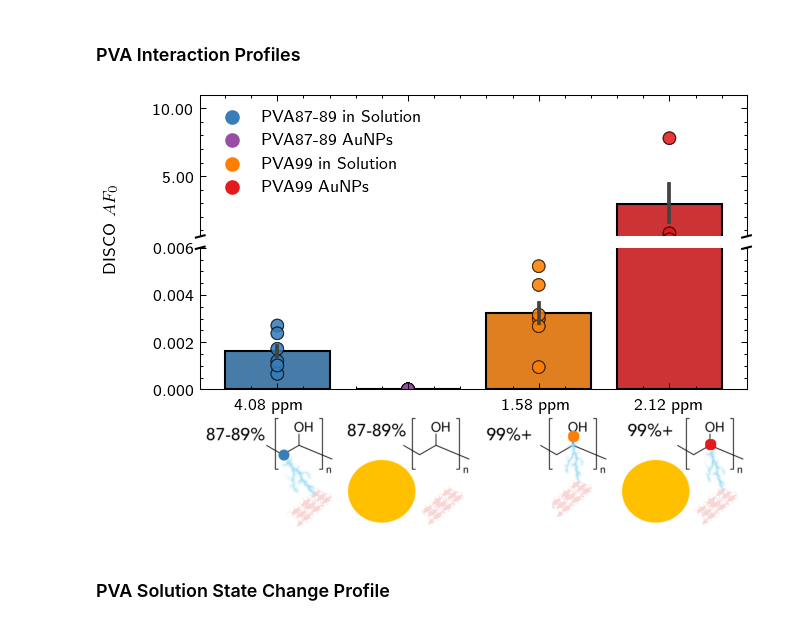
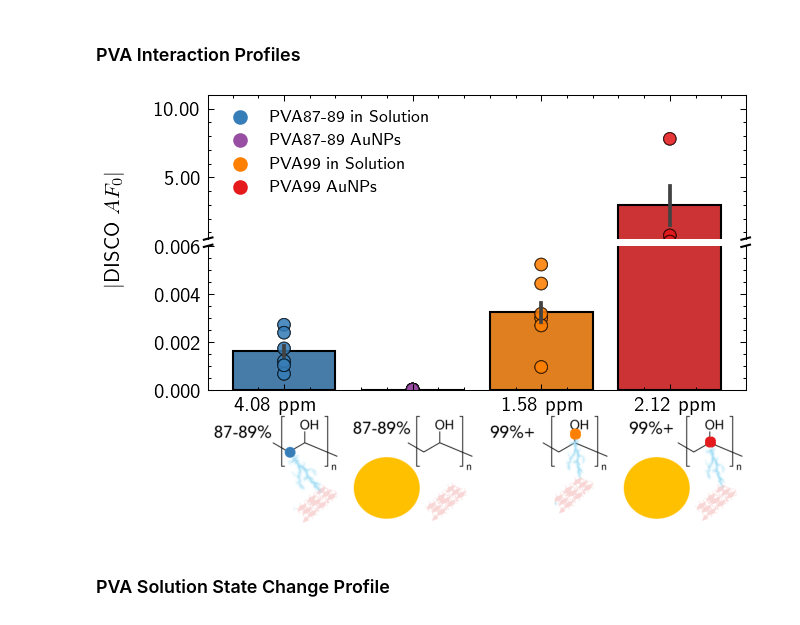
Before and after one commit to Frank-Gu-Lab/disco-np-paper, a Jupyter notebook: notebooks/polymer_profiles.ipynb, the cells around one changed output. Cells and saved outputs as stored; diff of their text form; code cells hidden in the pictures.

Commit message:
increase font sizes - np change fig still broken

```diff
--- a/notebooks/polymer_profiles.ipynb
+++ b/notebooks/polymer_profiles.ipynb
@@ -31,7 +26,7 @@ from matplotlib.ticker import FormatStrFormatter # set decimal places
 plt.style.use(['science', 'discolib'])
 plt.rc('text', usetex=True)
 plt.rcParams.update({'font.family': 'sans-serif'})
-plt.rcParams.update({'font.size': 6})
+plt.rcParams.update({'font.size': 10})
 # %% [markdown]
 ### PVA Interaction Profiles
 # %%
@@ -95,8 +90,8 @@ sns.scatterplot(data=PVA_interaction_df, y="AFo", x="polymer_name", ax=axd['B'],
 
 axd['A'].set_ylim(0.55, 11)  # outliers only
 axd['B'].set_ylim(0, 0.006)  # most of the data
-axd['A'].tick_params(labelsize=8)
-axd['B'].tick_params(labelsize=8)
+axd['A'].tick_params(labelsize=10)
+axd['B'].tick_params(labelsize=10)
 
 axd['A'].yaxis.set_major_formatter(mt.FormatStrFormatter('%1.2f'))
 axd['B'].yaxis.set_major_formatter(mt.FormatStrFormatter('%1.3f'))
@@ -106,7 +101,7 @@ axd['B'].yaxis.set_major_formatter(mt.FormatStrFormatter('%1.3f'))
 
 
 # remove default axis labels
-fig.text(-0.08, 0.7, 'DISCO $AF_0$', va='center', rotation='vertical',font = 'OpenSans',fontsize=8)
+fig.text(-0.08, 0.7, '$$|\mbox{DISCO $AF_0$}|$$', va='center', rotation='vertical',font = 'OpenSans',fontsize=10)
 axd['A'].set_ylabel("")
 axd['B'].set_ylabel("")
 axd['A'].set_xlabel("")
@@ -140,37 +135,37 @@ axd['B'].plot((-d, +d), (1 - d, 1 + d), **kwargs)  # bottom-left diagonal
 axd['B'].plot((1 - d, 1 + d), (1 - d, 1 + d), **kwargs)  # bottom-right diagonal
 
 # add PVA Structure
 pva_structure = plt.imread("../data/external/pva_repeatunit.png", format="png")
 axd['C'].imshow(plt.imread("../data/external/pva_customfigs/pva_repeatunit_low_sol.png", format="png"))
 axd['C'].axis('off')
 # axd['C'].xaxis.set_visible(False)
 # axd['C'].yaxis.set_visible(False)
 # axd['C'].set_xlabel("Poly(vinyl alcohol)")
 axd['D'].imshow(plt.imread("../data/external/pva_customfigs/pva_repeatunit_low_np.png", format="png"))
 axd['D'].axis('off')
 # axd['D'].xaxis.set_visible(False)
 # axd['D'].yaxis.set_visible(False)
 axd['E'].imshow(plt.imread("../data/external/pva_customfigs/pva_repeatunit_high_sol.png", format="png"))
 axd['E'].axis('off')
 # axd['E'].xaxis.set_visible(False)
 # axd['E'].yaxis.set_visible(False)
 axd['F'].imshow(plt.imread("../data/external/pva_customfigs/pva_repeatunit_high_np.png", format="png"))
 axd['F'].axis('off')
 # axd['F'].xaxis.set_visible(False)
 # axd['F'].yaxis.set_visible(False)
 
-fig.text(0.138, 0.305, "4.08 ppm", va='center', fontsize = 8)
-fig.text(0.585, 0.305, "1.58 ppm", va='center', fontsize = 8)
-fig.text(0.805, 0.305, "2.12 ppm", va='center', fontsize = 8)
+fig.text(0.138, 0.305, "4.08 ppm", va='center', fontsize = 10)
+fig.text(0.585, 0.305, "1.58 ppm", va='center', fontsize = 10)
+fig.text(0.805, 0.305, "2.12 ppm", va='center', fontsize = 10)
 
 output_filename = f"{output_directory}/PVA_NP_interactions_overlaid.png"
 output_filename_svg = f"{output_directory}/PVA_NP_interactions_overlaid.svg"
 fig.patch.set_facecolor('white')
 plt.tight_layout(pad=0.1)
 fig.savefig(output_filename, dpi=500, transparent=False)
 fig.savefig(output_filename_svg, dpi=500, transparent=False)
 # %% [output]
-[figure, old version]
+[figure, new version]
 # %% [markdown]
 ### PVA Solution State Change Profile
 # %% [markdown]
```
Also changed, not shown: parts of 10 cells of this notebook, 20 other files.
